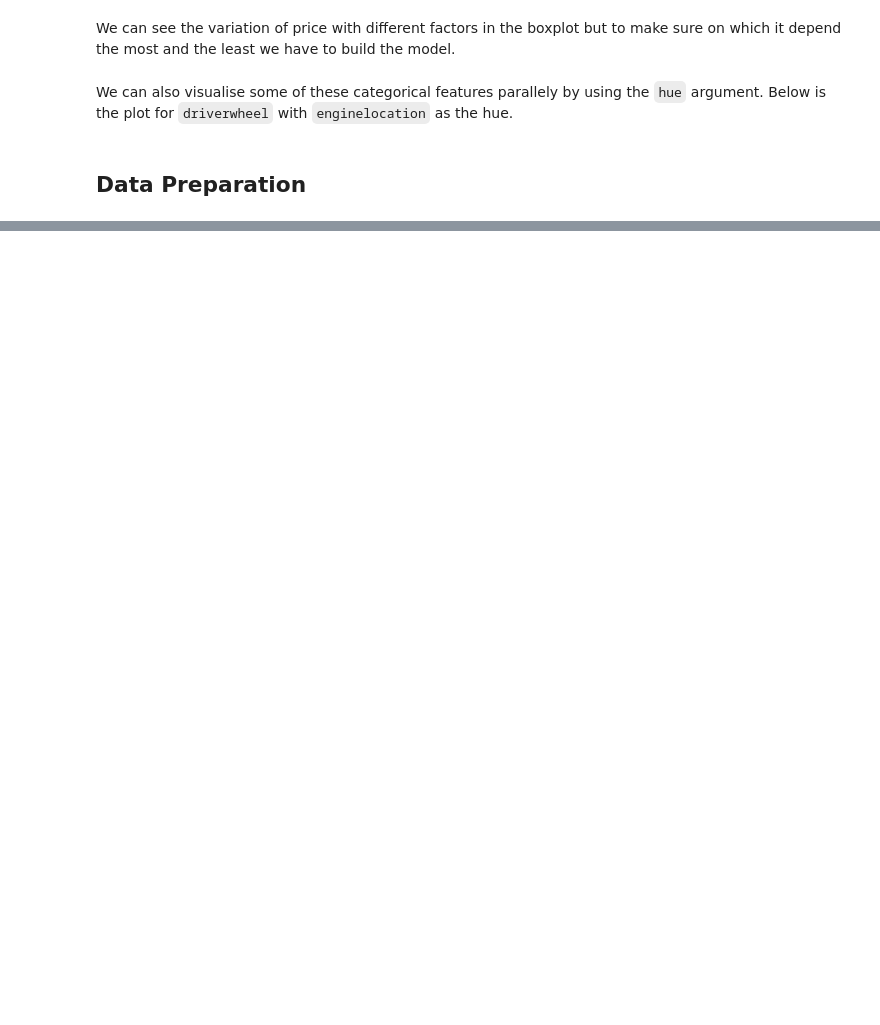
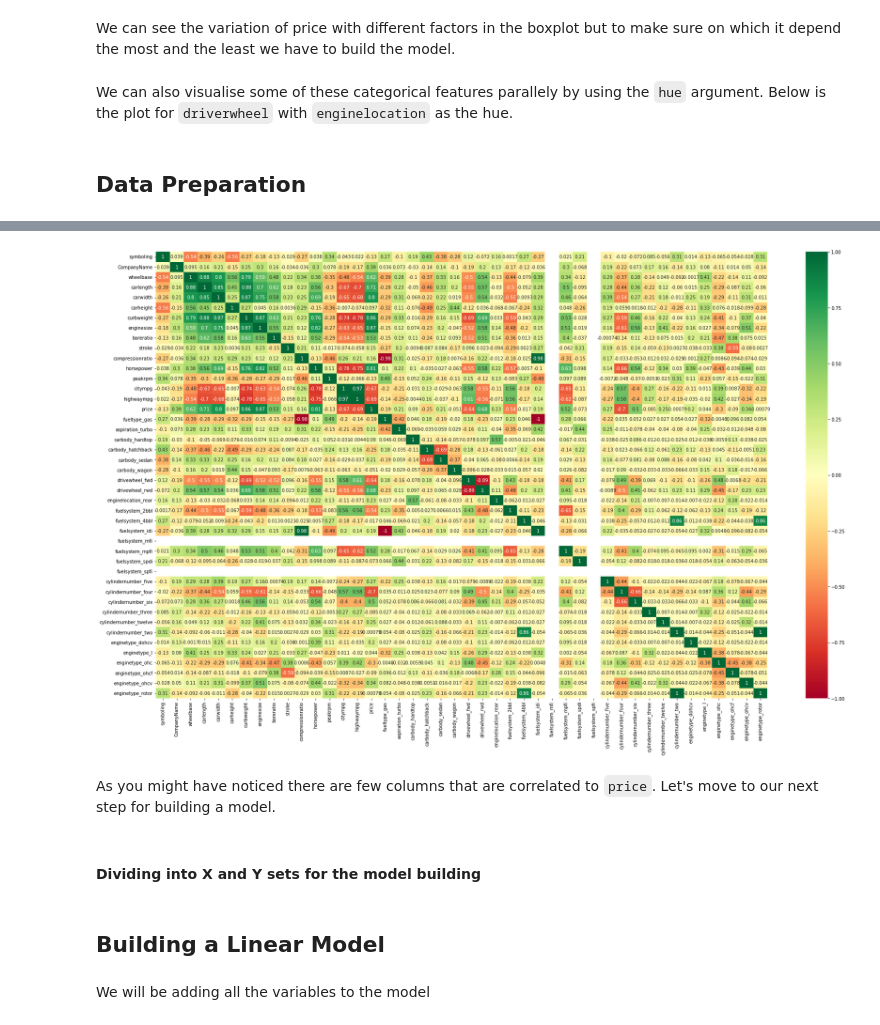
Before and after one commit to RaqeebShaikh12/Car-Price-Prediction-using-Multiple-Linear-Regression, a Jupyter notebook: Car_Price_Prediction_using_Multiple_Linear_Regression.ipynb, the cells around one changed output, grey strips where cells are left out. Cells and saved outputs as stored; diff of their text form; code cells hidden in the pictures; blank space fills up the shorter version.

```diff
--- a/Car_Price_Prediction_using_Multiple_Linear_Regression.ipynb
+++ b/Car_Price_Prediction_using_Multiple_Linear_Regression.ipynb
@@ -152,0 +235,3 @@ We can also visualise some of these categorical features parallely by using the
+# %%
+from sklearn.model_selection import train_test_split
+df_train, df_test = train_test_split(df3, train_size = 0.7, test_size = 0.3, random_state = 100)
@@ -152,0 +242,7 @@ We can also visualise some of these categorical features parallely by using the
+# %%
+from sklearn.preprocessing import MinMaxScaler
+scaler= MinMaxScaler()
+# %%
+num_vars=['wheelbase','carlength','carwidth','carheight','curbweight','enginesize','boreratio','stroke','compressionratio','horsepower','peakrpm','citympg','highwaympg','price']
+# %%
+df_train[num_vars] = scaler.fit_transform(df_train[num_vars])
@@ -152,0 +282,10 @@ We can also visualise some of these categorical features parallely by using the
+# %%
+plt.figure(figsize = (30, 18))
+sns.heatmap(df_train.corr(), annot = True, cmap="RdYlGn")
+plt.show()
+# %% [output]
+[figure, added]
+# %% [markdown]
+As you might have noticed there are few columns that are correlated to `price`. Let's move to our next step for building a model.
+# %% [markdown]
+#### Dividing into X and Y sets for the model building
@@ -152,0 +295,4 @@ We can also visualise some of these categorical features parallely by using the
+# %% [markdown]
+## Building a Linear Model
+# %% [markdown]
+We will be adding all the variables to the model
```
Also changed, not shown: parts of 27 cells of this notebook.
